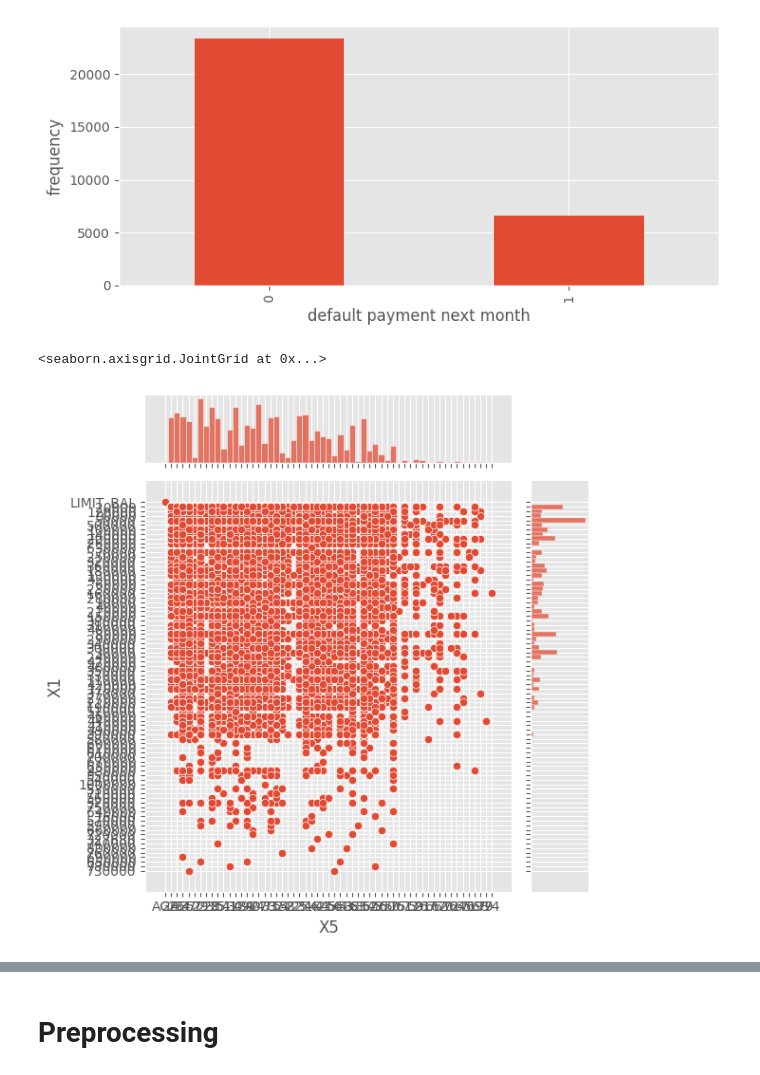
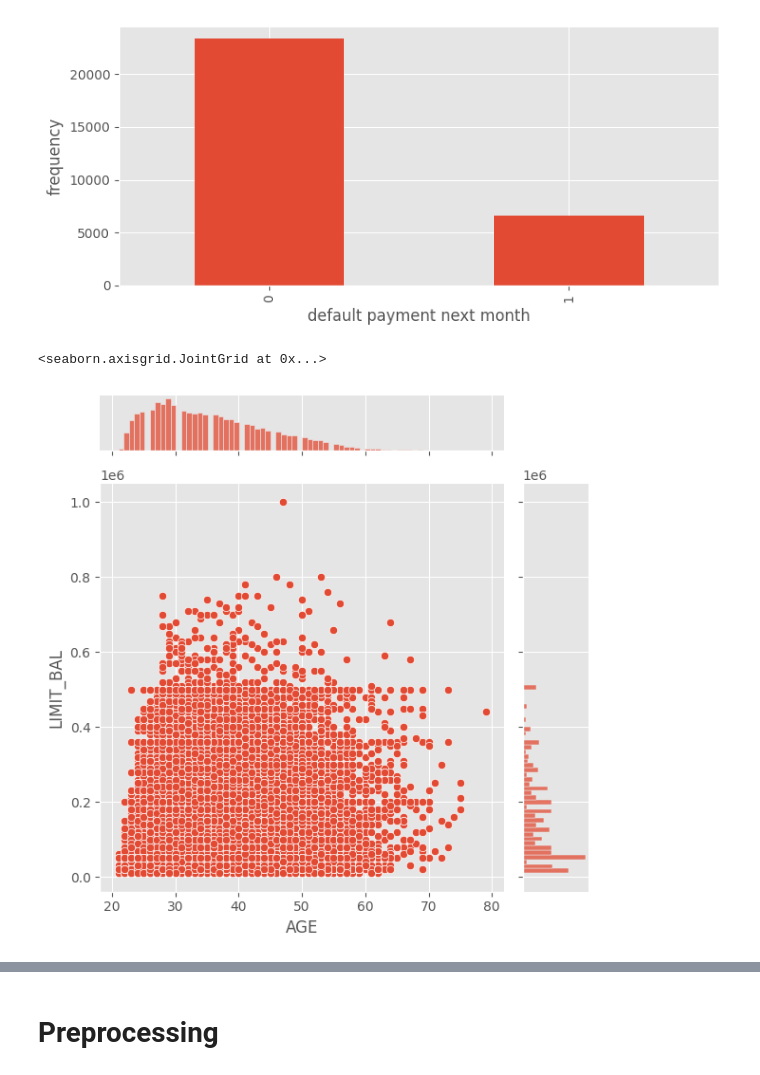
Before and after one commit to Srividhyak2011/Demo-Datascienceproject, a Jupyter notebook: m3_mp3_nb_credit_card_default_prediction.ipynb, the cells around one changed output, grey strips where cells are left out. Cells and saved outputs as stored; diff of their text form; code cells hidden in the pictures.

```diff
--- a/m3_mp3_nb_credit_card_default_prediction.ipynb
+++ b/m3_mp3_nb_credit_card_default_prediction.ipynb
@@ -289,10 +289,10 @@ plt.show()
 # %% [output]
 [figure]
 # %%
-sns.jointplot(data, x="X5", y="X1")
+sns.jointplot(data, x="AGE", y="LIMIT_BAL")
 # %% [output]
 <seaborn.axisgrid.JointGrid at 0x...>
-[figure, old version]
+[figure, new version]
 # %%
 fig, ax = plt.subplots(figsize=(15, 5))
 sns.boxplot(data, x="AGE", y="LIMIT_BAL", ax=ax)
```
Also changed, not shown: parts of 13 cells of this notebook.
